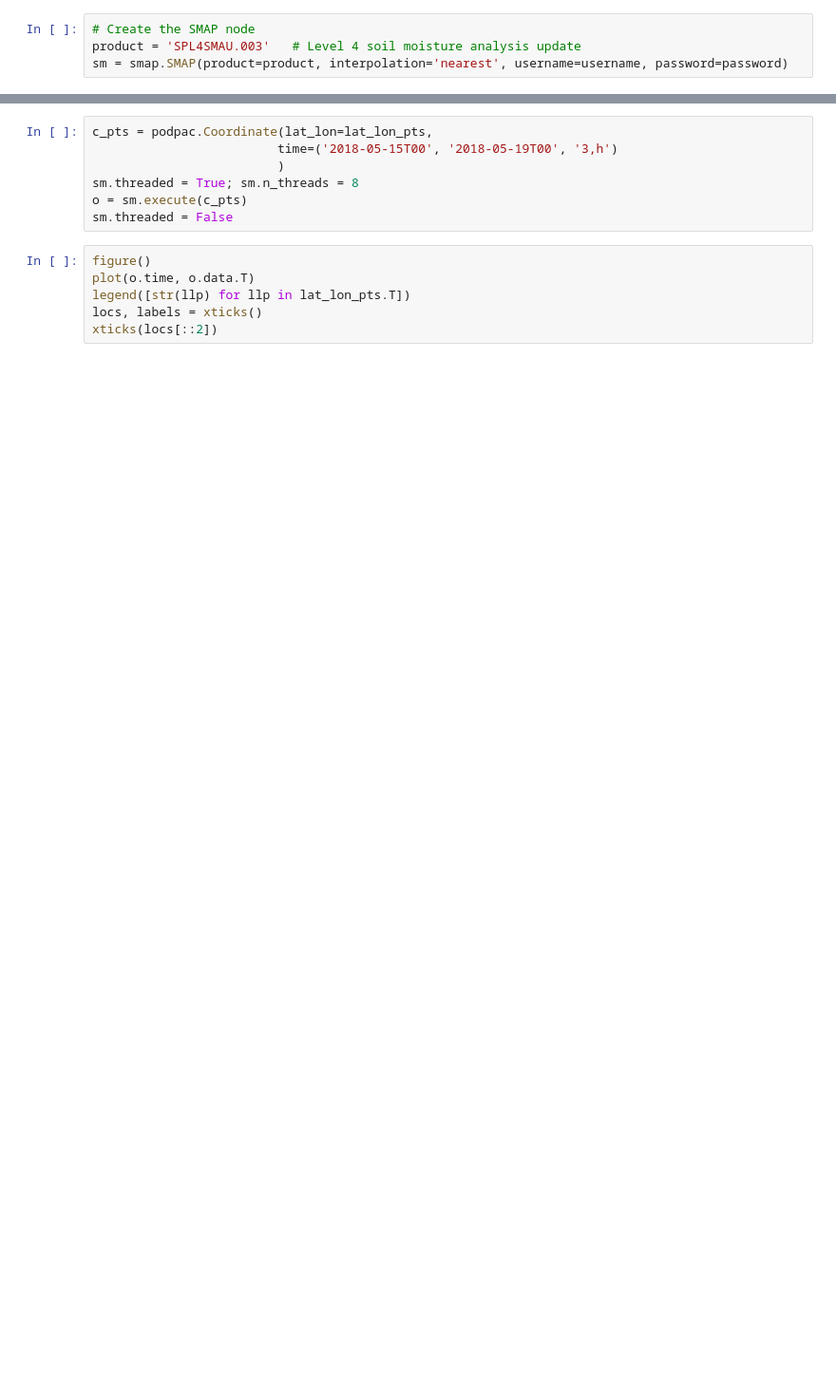
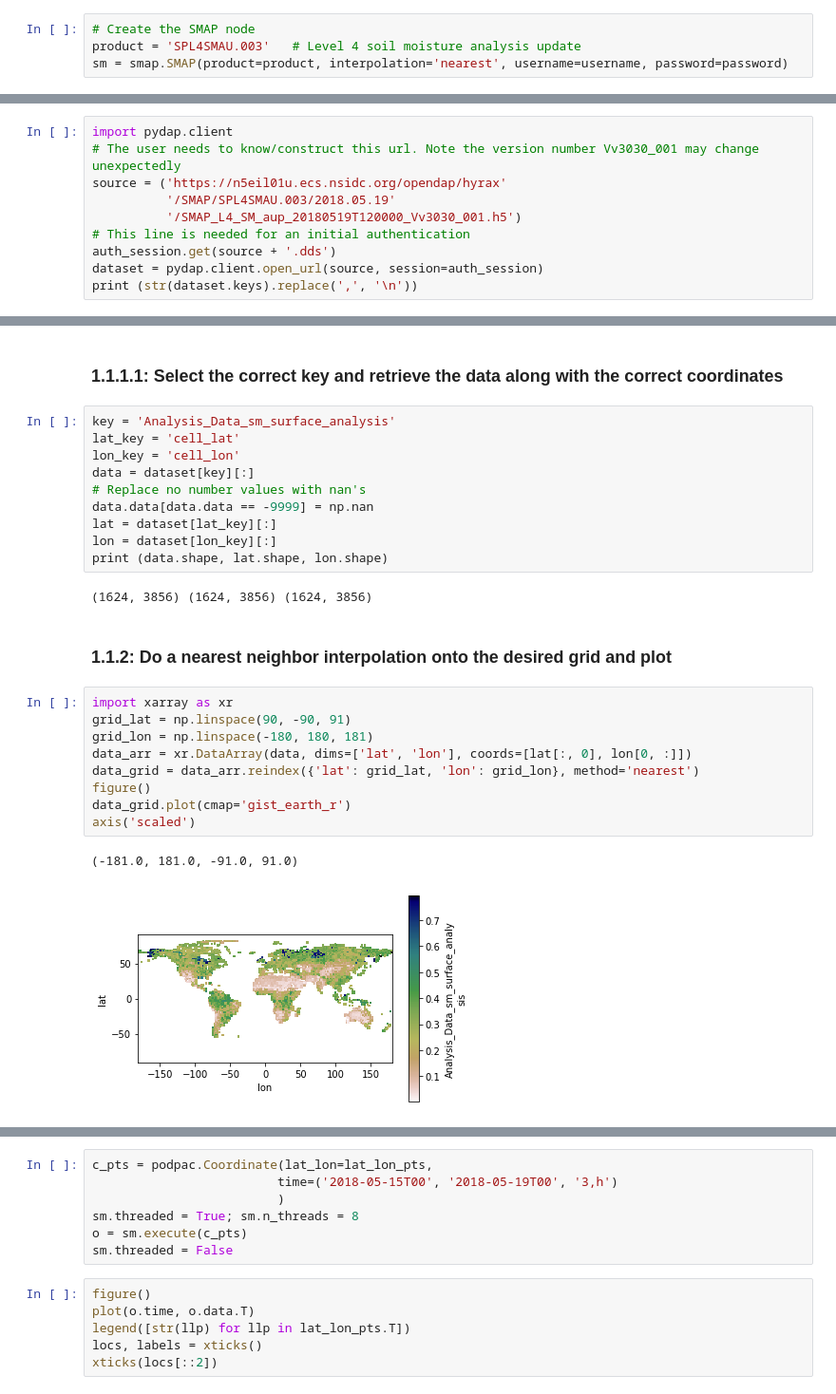
Before and after one commit to creare-com/podpac, a Jupyter notebook: doc/notebooks/SMAP-level4-data-access.ipynb, the cells around one changed output, grey strips where cells are left out. Shown: that part at 95% size. Cells and saved outputs as stored; diff of their text form; blank space fills up the shorter version.

```diff
--- a/doc/notebooks/SMAP-level4-data-access.ipynb
+++ b/doc/notebooks/SMAP-level4-data-access.ipynb
@@ -40,0 +113,10 @@ FigureCanvasNbAgg()
+# %%
+import pydap.client
+# The user needs to know/construct this url. Note the version number Vv3030_001 may change unexpectedly
+source = ('https://n5eil01u.ecs.nsidc.org/opendap/hyrax'
+          '/SMAP/SPL4SMAU.003/2018.05.19'
+          '/SMAP_L4_SM_aup_20180519T120000_Vv3030_001.h5')
+# This line is needed for an initial authentication
+auth_session.get(source + '.dds')
+dataset = pydap.client.open_url(source, session=auth_session)
+print (str(dataset.keys).replace(',', '\n'))
@@ -41 +141,29 @@ FigureCanvasNbAgg()
+# %% [markdown]
+### 1.1.1.1: Select the correct key and retrieve the data along with the correct coordinates
+# %%
+key = 'Analysis_Data_sm_surface_analysis'
+lat_key = 'cell_lat'
+lon_key = 'cell_lon'
+data = dataset[key][:]
+# Replace no number values with nan's
+data.data[data.data == -9999] = np.nan
+lat = dataset[lat_key][:]
+lon = dataset[lon_key][:]
+print (data.shape, lat.shape, lon.shape)
+# %% [output]
+(1624, 3856) (1624, 3856) (1624, 3856)
+# %% [markdown]
+### 1.1.2: Do a nearest neighbor interpolation onto the desired grid and plot
+# %%
+import xarray as xr
+grid_lat = np.linspace(90, -90, 91)
+grid_lon = np.linspace(-180, 180, 181)
+data_arr = xr.DataArray(data, dims=['lat', 'lon'], coords=[lat[:, 0], lon[0, :]])
+data_grid = data_arr.reindex({'lat': grid_lat, 'lon': grid_lon}, method='nearest')
+figure()
+data_grid.plot(cmap='gist_earth_r')
+axis('scaled')
+# %% [output]
+(-181.0, 181.0, -91.0, 91.0)
+[figure, added]
 # %% [markdown]
```
Also changed, not shown: parts of 33 cells of this notebook, 2 other files.
